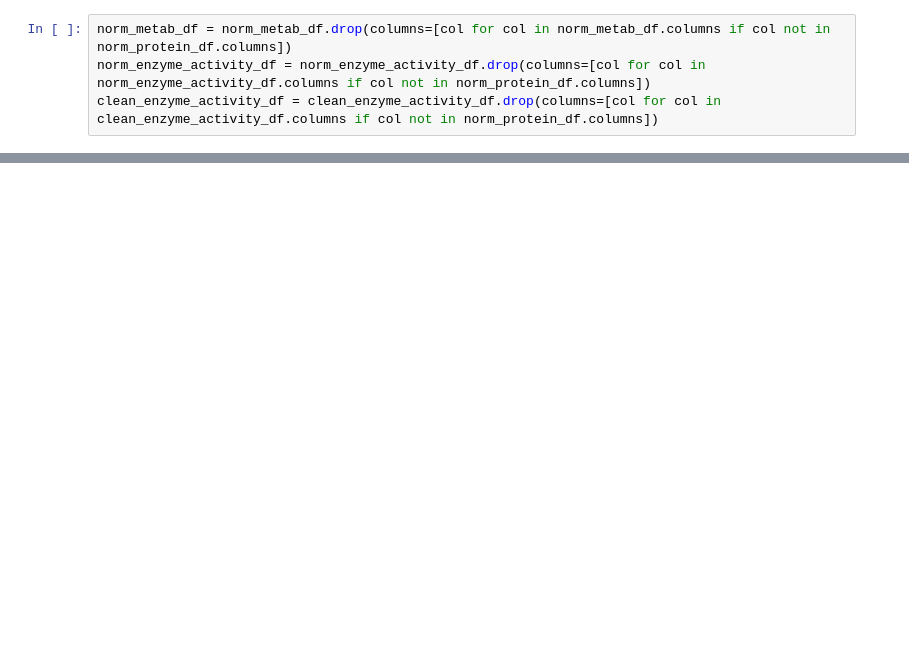
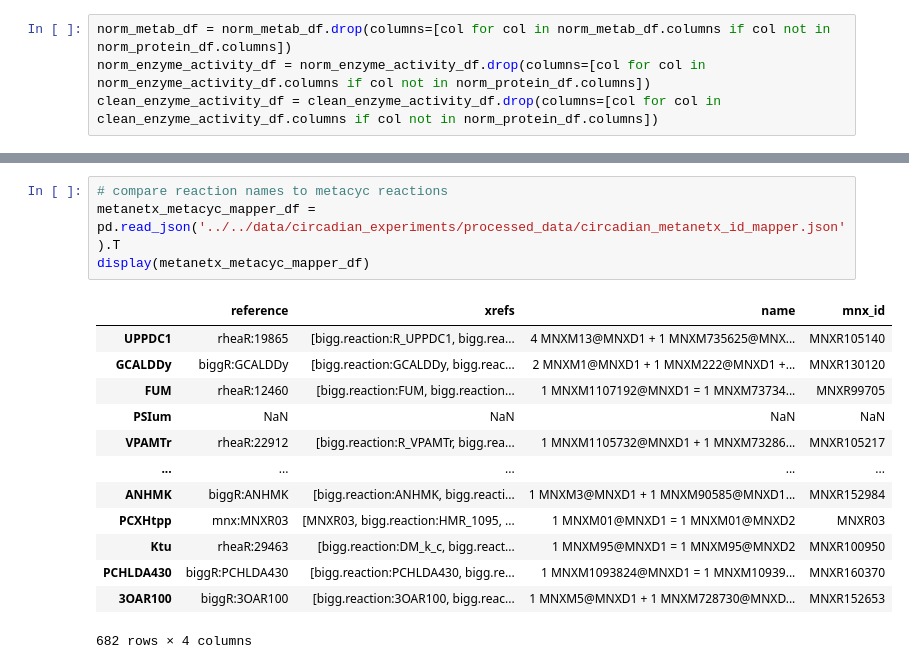
Before and after one commit to pnnl-predictive-phenomics/syn_bmca, a Jupyter notebook: notebooks/notebooks_for_generating_data/Circadian_data_prep.ipynb, the cells around one changed output, grey strips where cells are left out. Cells and saved outputs as stored; diff of their text form; blank space fills up the shorter version.

Commit message:
Data mapped to uniprot and metacyc ids

```diff
--- a/notebooks/notebooks_for_generating_data/Circadian_data_prep.ipynb
+++ b/notebooks/notebooks_for_generating_data/Circadian_data_prep.ipynb
@@ -222,0 +235,18 @@ clean_enzyme_activity_df = clean_enzyme_activity_df.drop(columns=[col for col in
+# %%
+# compare reaction names to metacyc reactions
+metanetx_metacyc_mapper_df = pd.read_json('../../data/circadian_experiments/processed_data/circadian_metanetx_id_mapper.json').T
+display(metanetx_metacyc_mapper_df)
+# %% [output]
+|  | reference | xrefs | name | mnx_id |
+| UPPDC1 | rheaR:19865 | [bigg.reaction:R_UPPDC1, bigg.rea... | 4 MNXM13@MNXD1 + 1 MNXM735625@MNX... | MNXR105140 |
+| GCALDDy | biggR:GCALDDy | [bigg.reaction:GCALDDy, bigg.reac... | 2 MNXM1@MNXD1 + 1 MNXM222@MNXD1 +... | MNXR130120 |
+| FUM | rheaR:12460 | [bigg.reaction:FUM, bigg.reaction... | 1 MNXM1107192@MNXD1 = 1 MNXM73734... | MNXR99705 |
+| PSIum | NaN | NaN | NaN | NaN |
+| VPAMTr | rheaR:22912 | [bigg.reaction:R_VPAMTr, bigg.rea... | 1 MNXM1105732@MNXD1 + 1 MNXM73286... | MNXR105217 |
+| ... | ... | ... | ... | ... |
+| ANHMK | biggR:ANHMK | [bigg.reaction:ANHMK, bigg.reacti... | 1 MNXM3@MNXD1 + 1 MNXM90585@MNXD1... | MNXR152984 |
+| PCXHtpp | mnx:MNXR03 | [MNXR03, bigg.reaction:HMR_1095, ... | 1 MNXM01@MNXD1 = 1 MNXM01@MNXD2 | MNXR03 |
+| Ktu | rheaR:29463 | [bigg.reaction:DM_k_c, bigg.react... | 1 MNXM95@MNXD1 = 1 MNXM95@MNXD2 | MNXR100950 |
+| PCHLDA430 | biggR:PCHLDA430 | [bigg.reaction:PCHLDA430, bigg.re... | 1 MNXM1093824@MNXD1 = 1 MNXM10939... | MNXR160370 |
+| 3OAR100 | biggR:3OAR100 | [bigg.reaction:3OAR100, bigg.reac... | 1 MNXM5@MNXD1 + 1 MNXM728730@MNXD... | MNXR152653 |
+682 rows × 4 columns
```
Also changed, not shown: parts of 16 cells of this notebook, 5 other files.
